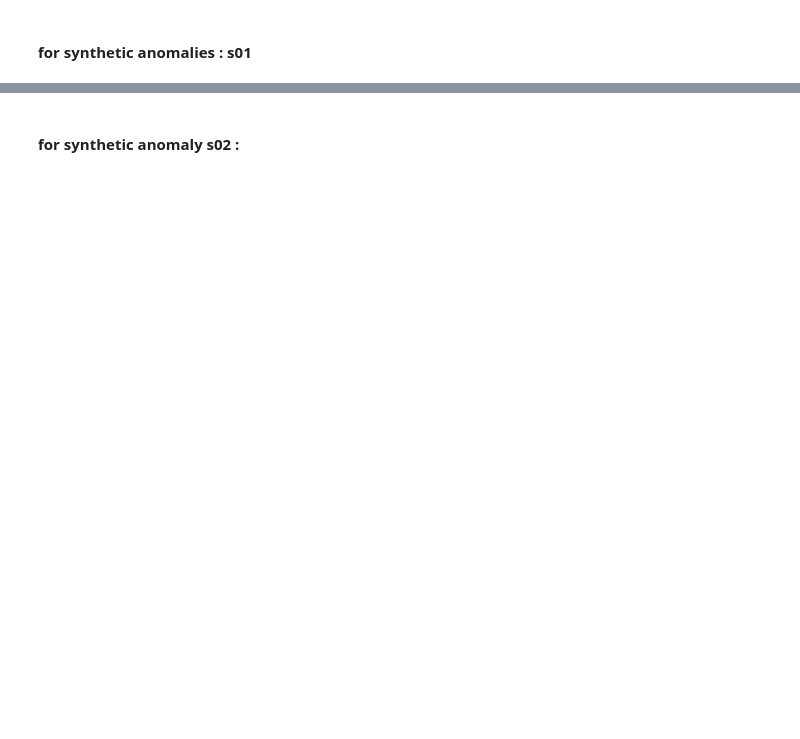
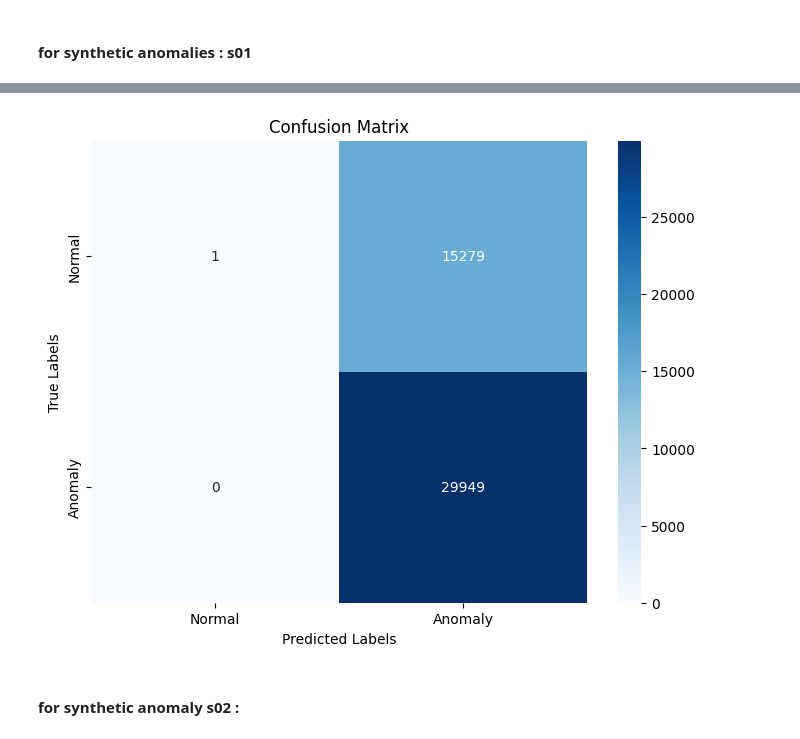
Before and after one commit to j0shcd/ml4pm-project, a Jupyter notebook: Hubert_Tries.ipynb, the cells around one changed output, grey strips where cells are left out. Cells and saved outputs as stored; diff of their text form; code cells hidden in the pictures; blank space fills up the shorter version.

```diff
--- a/Hubert_Tries.ipynb
+++ b/Hubert_Tries.ipynb
@@ -435,0 +400,13 @@ visualize_anomalies(reconstruction_errors, anomaly_scores, threshold)
+# %%
+# Compute the confusion matrix
+conf_matrix = confusion_matrix(ground_truth, detected_anomalies)
+
+# Plot the confusion matrix using seaborn
+plt.figure(figsize=(8, 6))
+sns.heatmap(conf_matrix, annot=True, fmt="d", cmap="Blues", xticklabels=["Normal", "Anomaly"], yticklabels=["Normal", "Anomaly"])
+plt.title("Confusion Matrix")
+plt.xlabel("Predicted Labels")
+plt.ylabel("True Labels")
+plt.show()
+# %% [output]
+[figure, added]
```
Also changed, not shown: parts of 38 cells of this notebook.
